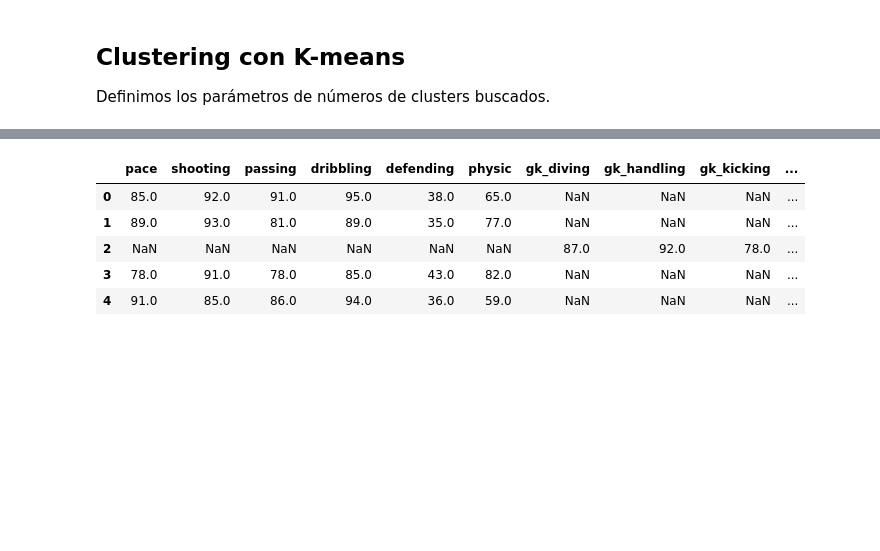
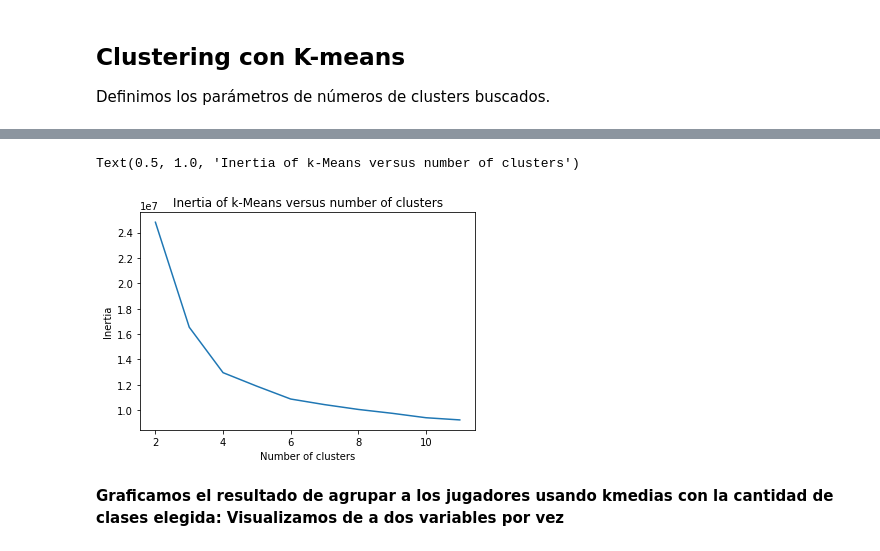
Before and after one commit to DiploDatos-Grupo2/AprendizajeNoSupervisado, a Jupyter notebook: TrabajoEntregable.ipynb, the cells around one changed output, grey strips where cells are left out. Drawn from its saved outputs; the diff is of its cells as text; code cells hidden in the pictures; blank space fills up the shorter version.

```diff
--- a/TrabajoEntregable.ipynb
+++ b/TrabajoEntregable.ipynb
@@ -389,9 +439,13 @@ ValueError: Input contains NaN, infinity or a value too large for dtype('float64
-# %%
-df_skills.head()
-# %% [output]
-|  | pace | shooting | passing | dribbling | defending | physic | gk_diving | gk_handling | gk_kicking | ... |
-| 0 | 85.0 | 92.0 | 91.0 | 95.0 | 38.0 | 65.0 | NaN | NaN | NaN | ... |
-| 1 | 89.0 | 93.0 | 81.0 | 89.0 | 35.0 | 77.0 | NaN | NaN | NaN | ... |
-| 2 | NaN | NaN | NaN | NaN | NaN | NaN | 87.0 | 92.0 | 78.0 | ... |
-| 3 | 78.0 | 91.0 | 78.0 | 85.0 | 43.0 | 82.0 | NaN | NaN | NaN | ... |
-| 4 | 91.0 | 85.0 | 86.0 | 94.0 | 36.0 | 59.0 | NaN | NaN | NaN | ... |
+# %%
+#Prueba: para elegir el hiperparámetro n_clusters, variando de 2 a 11 clusters
+scores = [KMeans(n_clusters=i).fit(df_skills).inertia_ for i in range(2,12)]
+
+plt.plot(np.arange(2, 12), scores)
+plt.xlabel('Number of clusters')
+plt.ylabel("Inertia")
+plt.title("Inertia of k-Means versus number of clusters")
+# %% [output]
+Text(0.5, 1.0, 'Inertia of k-Means versus number of clusters')
+[figure, added]
+# %% [markdown]
+**Graficamos el resultado de agrupar a los jugadores usando kmedias con la cantidad de clases elegida: Visualizamos de a dos variables por vez**
```
Also changed, not shown: parts of 21 cells of this notebook, 1 other file.
